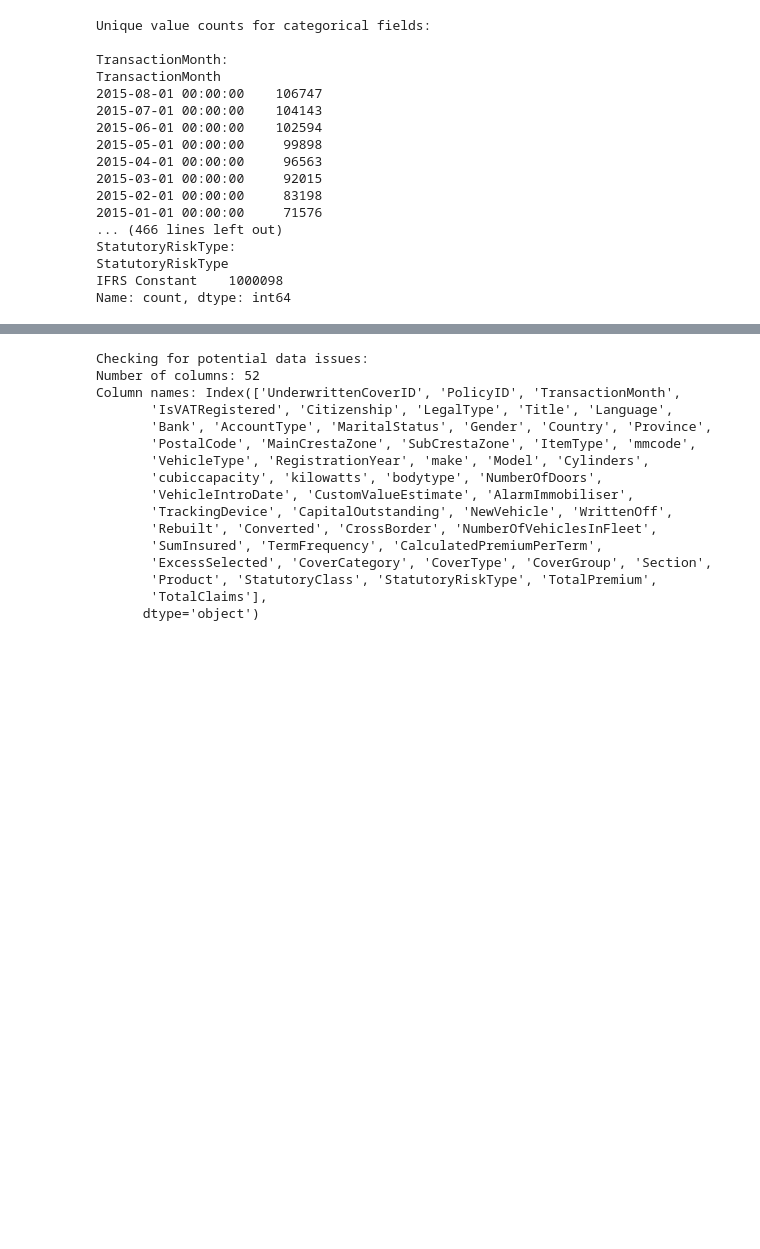
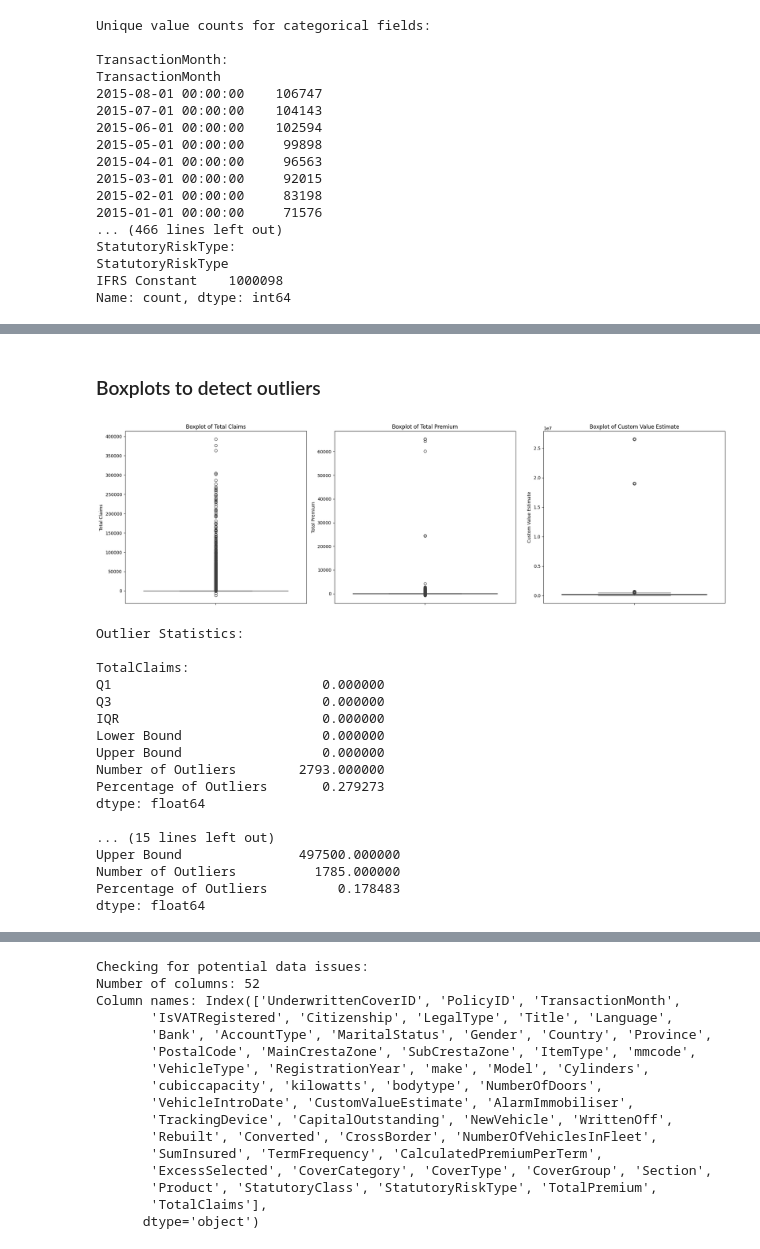
Before and after one commit to OliyadTeshome/SmartRisk-Insurance-Analytics, a Jupyter notebook: notebooks/1_eda_and_data_cleaning.ipynb, the cells around one changed output, grey strips where cells are left out. Drawn from its saved outputs; the diff is of its cells as text; code cells hidden in the pictures; blank space fills up the shorter version.

```diff
--- a/notebooks/1_eda_and_data_cleaning.ipynb
+++ b/notebooks/1_eda_and_data_cleaning.ipynb
@@ -160,0 +442,69 @@ dtype: int64
+# %% [markdown]
+### Boxplots to detect outliers
+# %%
+# Create a figure with 3 subplots for boxplots
+fig, axes = plt.subplots(1, 3, figsize=(20, 6))
+
+# Plot boxplots for TotalClaims
+sns.boxplot(data=df, y='TotalClaims', ax=axes[0])
+axes[0].set_title('Boxplot of Total Claims')
+axes[0].set_ylabel('Total Claims')
+
+# Plot boxplots for TotalPremium
+sns.boxplot(data=df, y='TotalPremium', ax=axes[1])
+axes[1].set_title('Boxplot of Total Premium')
+axes[1].set_ylabel('Total Premium')
+
+# Plot boxplots for CustomValueEstimate
+sns.boxplot(data=df, y='CustomValueEstimate', ax=axes[2])
+axes[2].set_title('Boxplot of Custom Value Estimate')
+axes[2].set_ylabel('Custom Value Estimate')
+
+# Adjust layout
+plt.tight_layout()
+plt.show()
+
+# Print outlier statistics using IQR method
+def get_outlier_stats(series):
+    Q1 = series.quantile(0.25)
+    Q3 = series.quantile(0.75)
+    IQR = Q3 - Q1
+    lower_bound = Q1 - 1.5 * IQR
+    upper_bound = Q3 + 1.5 * IQR
+    outliers = series[(series < lower_bound) | (series > upper_bound)]
+    return {
+        'Q1': Q1,
+        'Q3': Q3,
+        'IQR': IQR,
+        'Lower Bound': lower_bound,
+        'Upper Bound': upper_bound,
+        'Number of Outliers': len(outliers),
+        'Percentage of Outliers': (len(outliers) / len(series)) * 100
+    }
+
+print("\nOutlier Statistics:")
+print("\nTotalClaims:")
+print(pd.Series(get_outlier_stats(df['TotalClaims'])))
+print("\nTotalPremium:")
+print(pd.Series(get_outlier_stats(df['TotalPremium'])))
+print("\nCustomValueEstimate:")
+print(pd.Series(get_outlier_stats(df['CustomValueEstimate'])))
+# %% [output]
+[figure, added]
+Outlier Statistics:
+
+TotalClaims:
+Q1                           0.000000
+Q3                           0.000000
+IQR                          0.000000
+Lower Bound                  0.000000
+Upper Bound                  0.000000
+Number of Outliers        2793.000000
+Percentage of Outliers       0.279273
+dtype: float64
+
+... (15 lines left out)
+Upper Bound               497500.000000
+Number of Outliers          1785.000000
+Percentage of Outliers         0.178483
+dtype: float64
```
Also changed, not shown: parts of 114 cells of this notebook.
